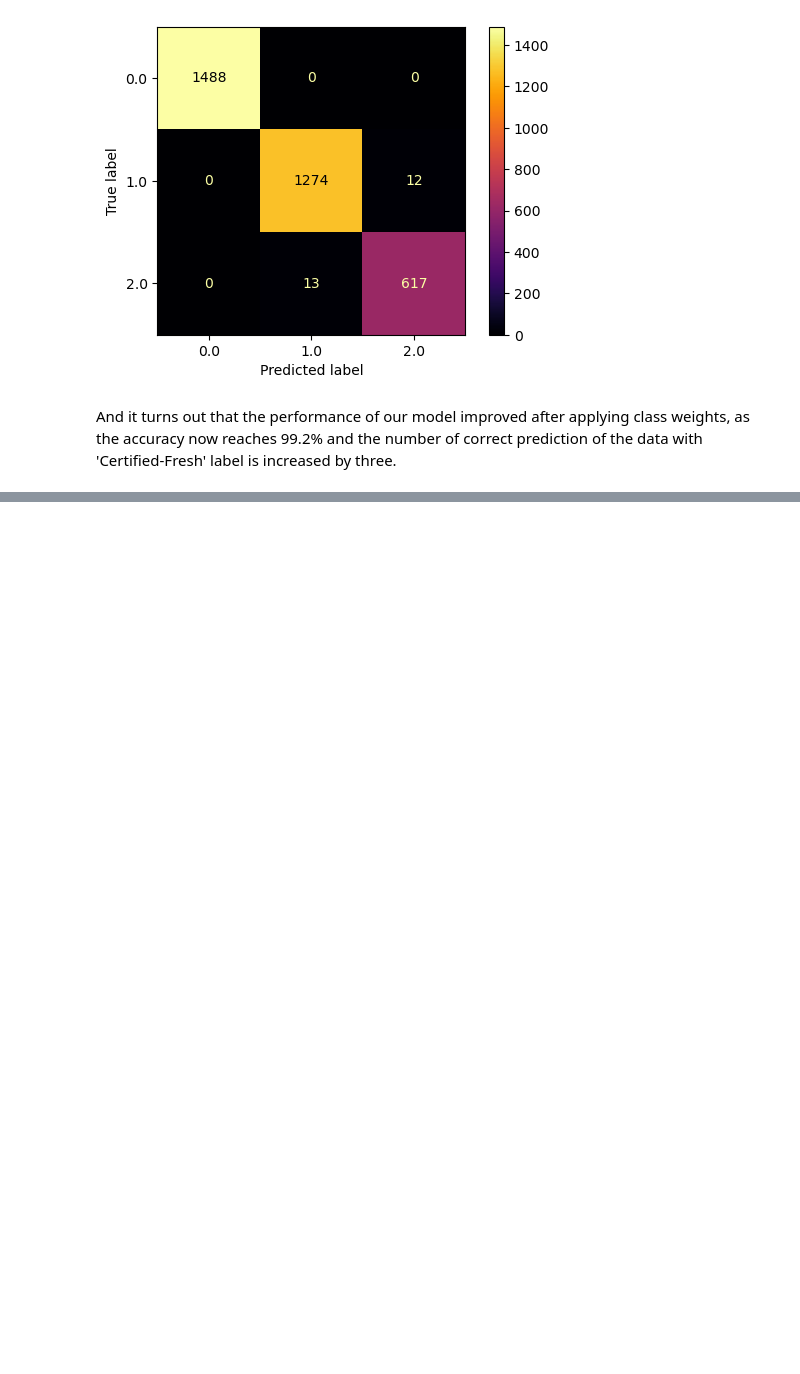
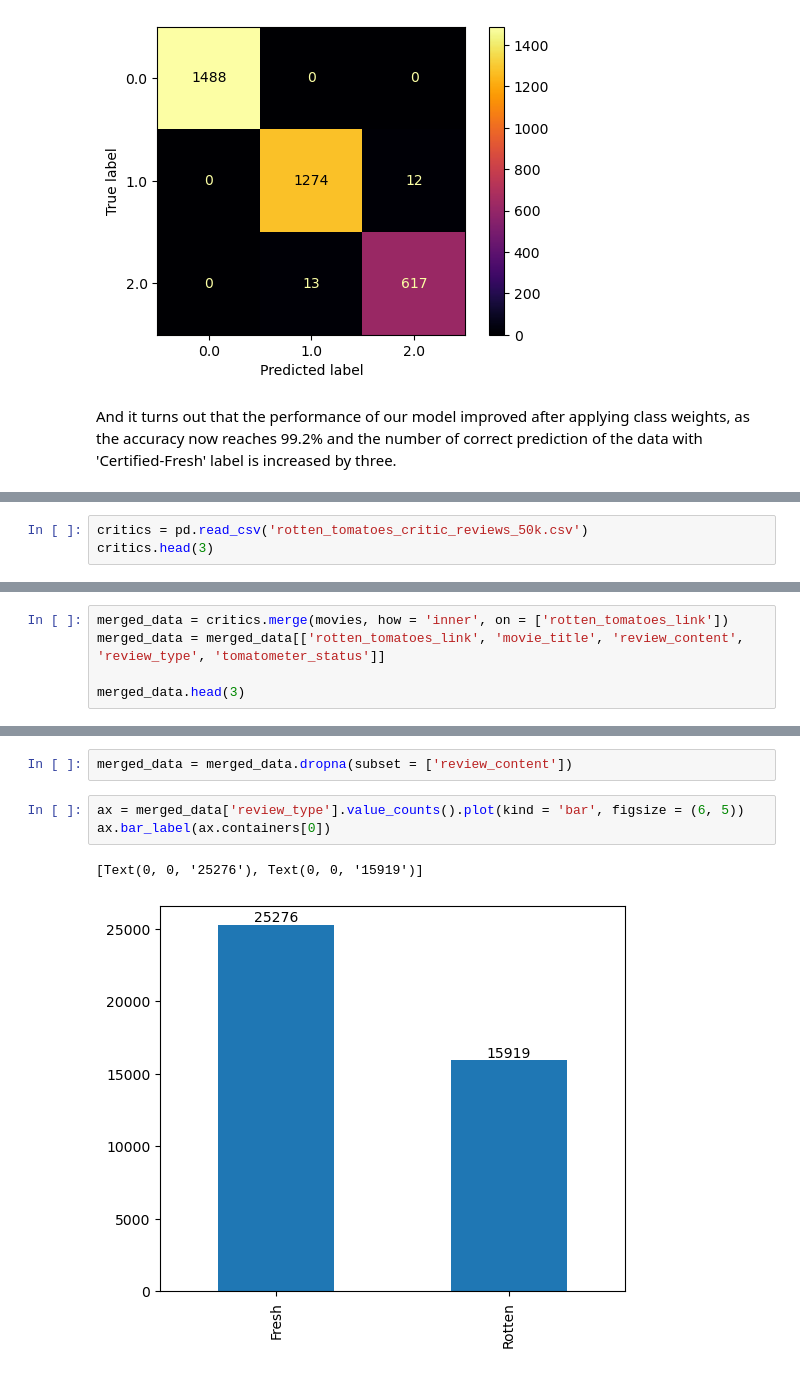
Before and after one commit to tugceturkkal/Data-Projects, a Jupyter notebook: Rotten Tomatoes Movies Rating Prediction.ipynb, the cells around one changed output, grey strips where cells are left out. Drawn from its saved outputs; the diff is of its cells as text; blank space fills up the shorter version.

Commit message:
Rotten Tomatoes Movies Rating Prediction

```diff
--- a/Rotten Tomatoes Movies Rating Prediction.ipynb
+++ b/Rotten Tomatoes Movies Rating Prediction.ipynb
@@ -557,0 +564,3 @@ And it turns out that the performance of our model improved after applying class
+# %%
+critics = pd.read_csv('rotten_tomatoes_critic_reviews_50k.csv')
+critics.head(3)
@@ -557,0 +572,5 @@ And it turns out that the performance of our model improved after applying class
+# %%
+merged_data = critics.merge(movies, how = 'inner', on = ['rotten_tomatoes_link'])
+merged_data = merged_data[['rotten_tomatoes_link', 'movie_title', 'review_content', 'review_type', 'tomatometer_status']]
+
+merged_data.head(3)
@@ -557,0 +582,8 @@ And it turns out that the performance of our model improved after applying class
+# %%
+merged_data = merged_data.dropna(subset = ['review_content'])
+# %%
+ax = merged_data['review_type'].value_counts().plot(kind = 'bar', figsize = (6, 5))
+ax.bar_label(ax.containers[0])
+# %% [output]
+[Text(0, 0, '25276'), Text(0, 0, '15919')]
+[figure, added]
```
Also changed, not shown: parts of 20 cells of this notebook.
